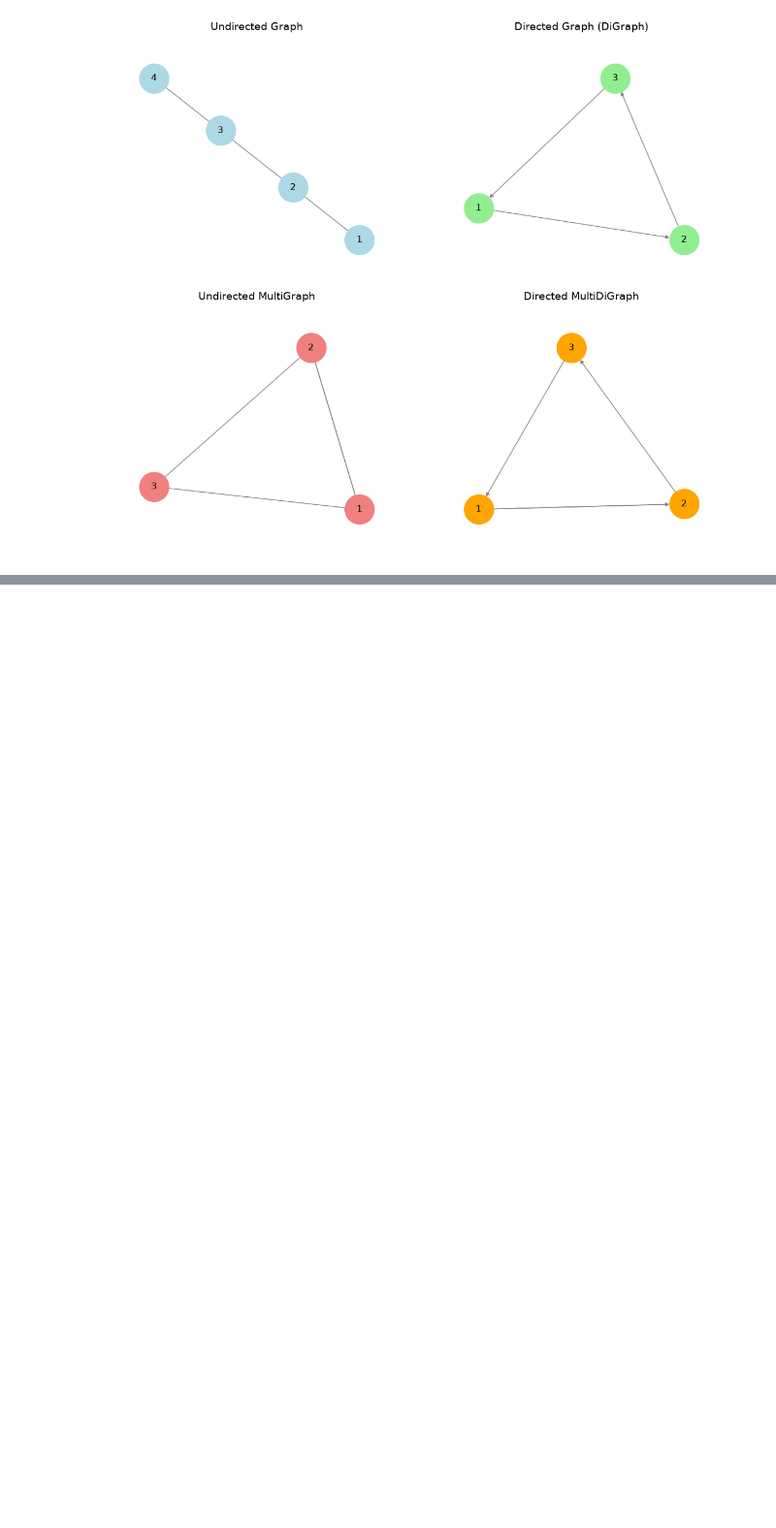
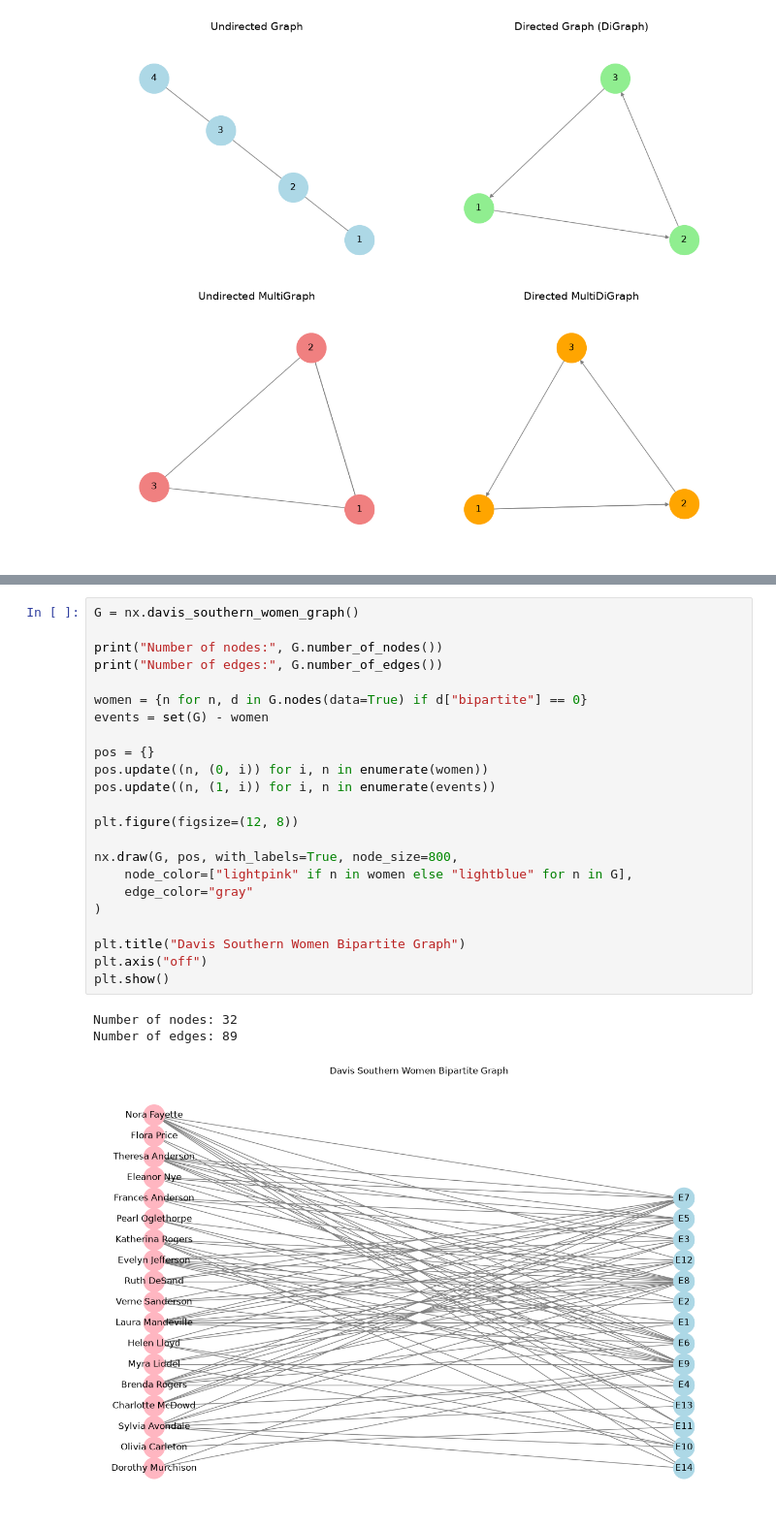
Before and after one commit to aryan802/Networkx, a Jupyter notebook: medi.ipynb, the cells around one changed output, grey strips where cells are left out. Shown at 97% size. Cells and saved outputs as stored; diff of their text form; blank space fills up the shorter version.

```diff
--- a/medi.ipynb
+++ b/medi.ipynb
@@ -257,0 +312,27 @@ plt.show()
+# %%
+G = nx.davis_southern_women_graph()
+
+print("Number of nodes:", G.number_of_nodes())
+print("Number of edges:", G.number_of_edges())
+
+women = {n for n, d in G.nodes(data=True) if d["bipartite"] == 0}
+events = set(G) - women
+
+pos = {}
+pos.update((n, (0, i)) for i, n in enumerate(women))
+pos.update((n, (1, i)) for i, n in enumerate(events))
+
+plt.figure(figsize=(12, 8))
+
+nx.draw(G, pos, with_labels=True, node_size=800,
+    node_color=["lightpink" if n in women else "lightblue" for n in G],
+    edge_color="gray"
+)
+
+plt.title("Davis Southern Women Bipartite Graph")
+plt.axis("off")
+plt.show()
+# %% [output]
+Number of nodes: 32
+Number of edges: 89
+[figure, added]
```
Also changed, not shown: parts of 27 cells of this notebook, 5 other files.
